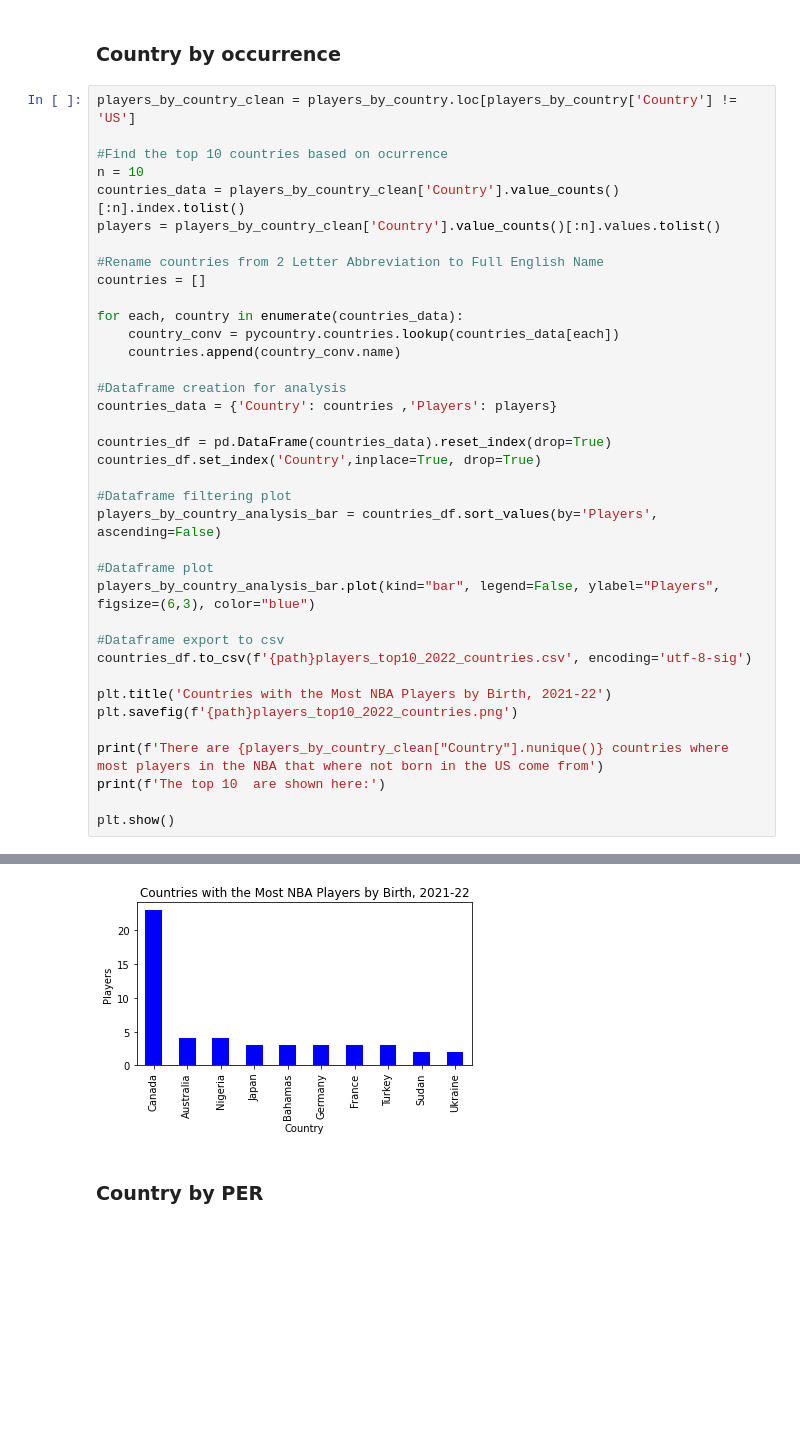
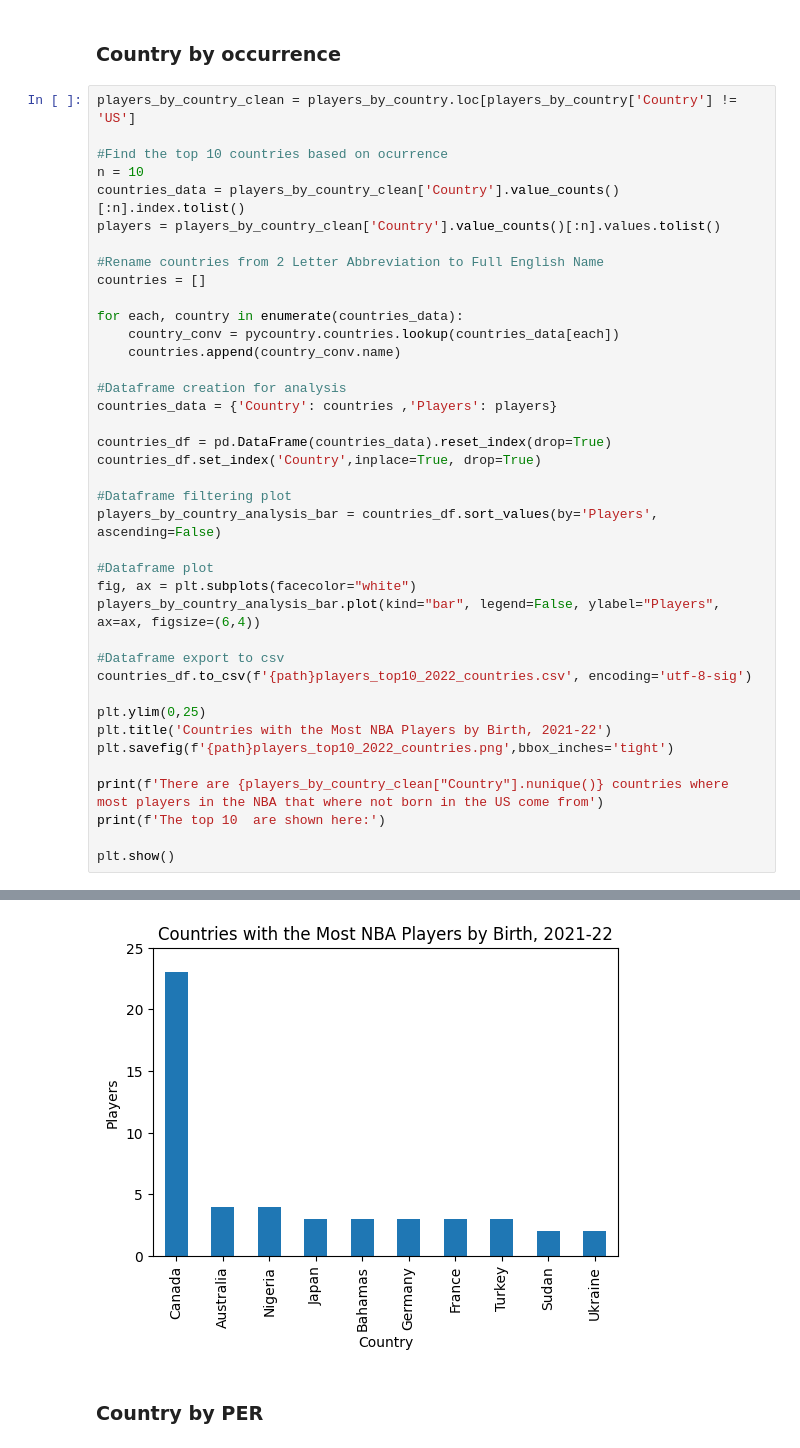
Before and after one commit to meeyoungPH/nba_superlatives, a Jupyter notebook: origin/NBA Geographical Analysis_v2.ipynb, the cells around one changed output, grey strips where cells are left out. Saved outputs shown, nothing was run; the diff lists cells and outputs as text; blank space fills up the shorter version.

```diff
--- a/origin/NBA Geographical Analysis_v2.ipynb
+++ b/origin/NBA Geographical Analysis_v2.ipynb
@@ -43,36 +43,38 @@ players = players_by_country_clean['Country'].value_counts()[:n].values.tolist()
 #Rename countries from 2 Letter Abbreviation to Full English Name
 countries = []
 
 for each, country in enumerate(countries_data):
     country_conv = pycountry.countries.lookup(countries_data[each])
     countries.append(country_conv.name)
 
 #Dataframe creation for analysis
 countries_data = {'Country': countries ,'Players': players}
 
 countries_df = pd.DataFrame(countries_data).reset_index(drop=True)
 countries_df.set_index('Country',inplace=True, drop=True)
 
 #Dataframe filtering plot
 players_by_country_analysis_bar = countries_df.sort_values(by='Players', ascending=False)
 
 #Dataframe plot
-players_by_country_analysis_bar.plot(kind="bar", legend=False, ylabel="Players", figsize=(6,3), color="blue")
+fig, ax = plt.subplots(facecolor="white")
+players_by_country_analysis_bar.plot(kind="bar", legend=False, ylabel="Players", ax=ax, figsize=(6,4))
 
 #Dataframe export to csv
 countries_df.to_csv(f'{path}players_top10_2022_countries.csv', encoding='utf-8-sig')
 
+plt.ylim(0,25)
 plt.title('Countries with the Most NBA Players by Birth, 2021-22')
-plt.savefig(f'{path}players_top10_2022_countries.png')
+plt.savefig(f'{path}players_top10_2022_countries.png',bbox_inches='tight')
 
 print(f'There are {players_by_country_clean["Country"].nunique()} countries where most players in the NBA that where not born in the US come from')
 print(f'The top 10  are shown here:')
 
 plt.show()
 # %% [output]
 There are 39 countries where most players in the NBA that where not born in the US come from
 The top 10  are shown here:
-[figure, old version]
+[figure, new version]
 # %% [markdown]
 ### Country by PER
 # %%
```
Also changed, not shown: parts of 7 cells of this notebook, 8 other files.
